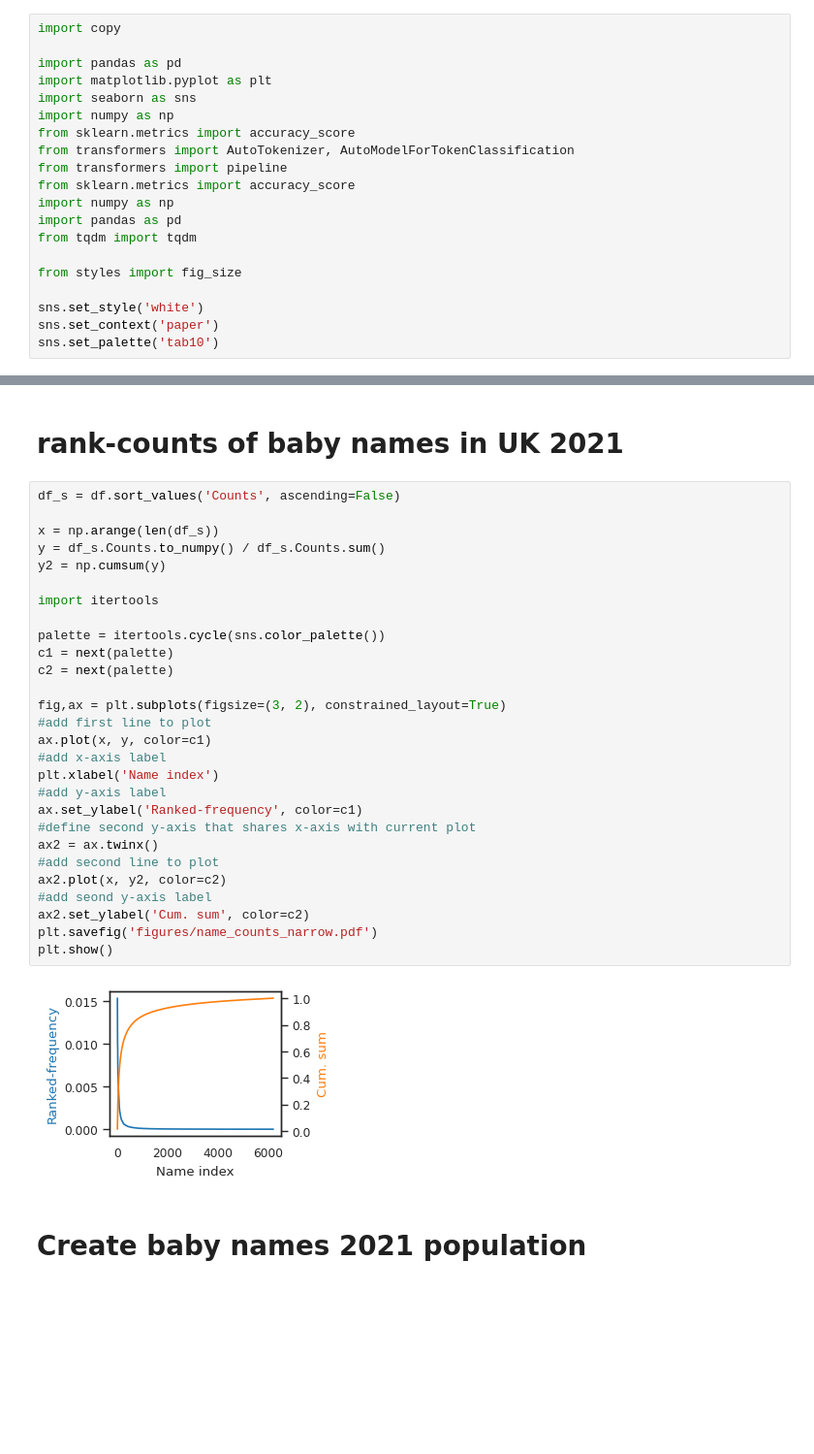
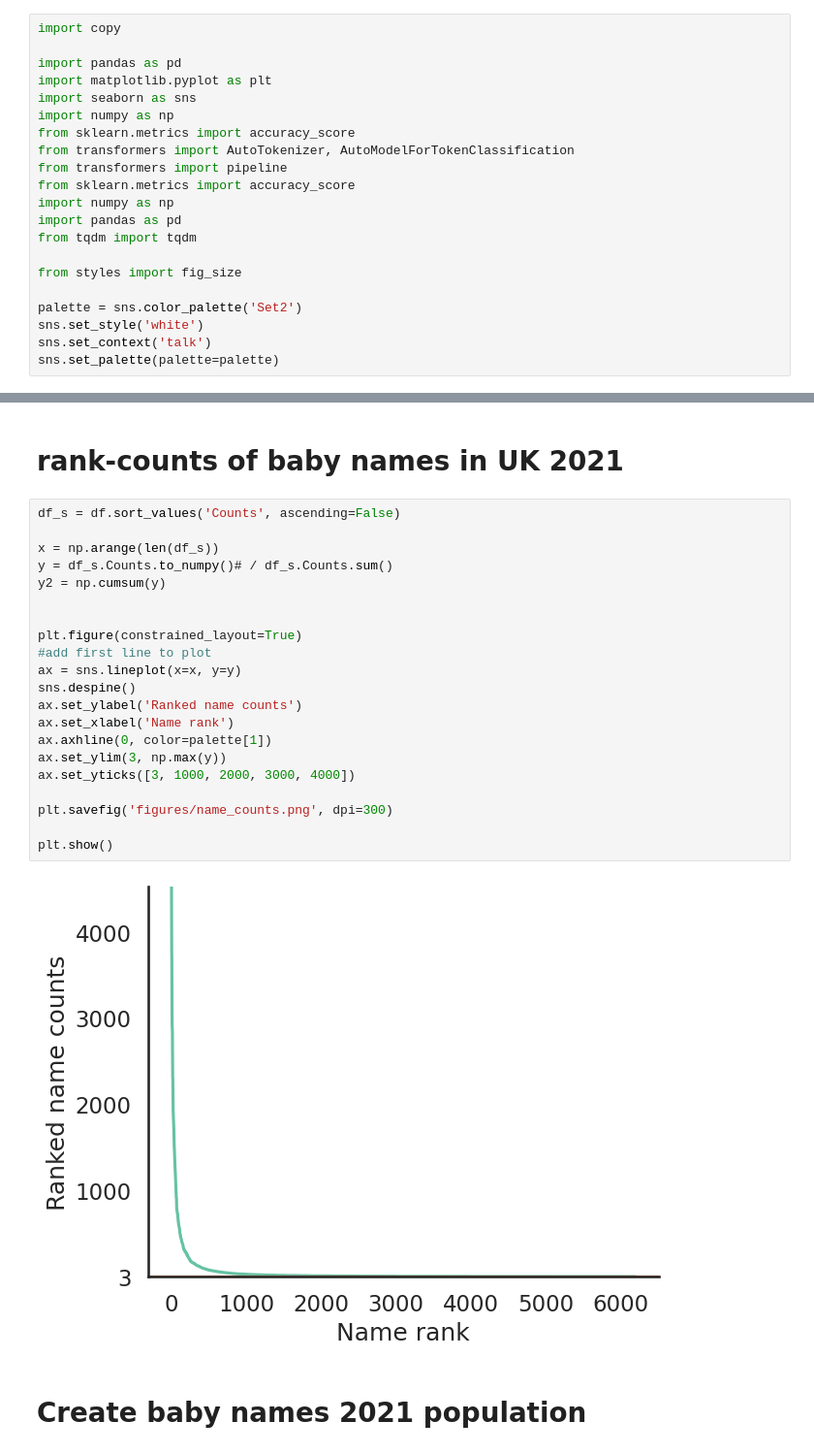
Before and after one commit to jasminium/raiit-2023, a Jupyter notebook: ner_failures.ipynb, the cells around one changed output, grey strips where cells are left out. Shown: that part at 97% size. Saved outputs shown, nothing was run; the diff lists cells and outputs as text; blank space fills up the shorter version.

```diff
--- a/ner_failures.ipynb
+++ b/ner_failures.ipynb
@@ -35,6 +35,7 @@ from tqdm import tqdm
 
 from styles import fig_size
 
+palette = sns.color_palette('Set2')
 sns.set_style('white')
-sns.set_context('paper')
-sns.set_palette('tab10')
+sns.set_context('talk')
+sns.set_palette(palette=palette)
@@ -64,33 +71,26 @@ df
 # %%
 df_s = df.sort_values('Counts', ascending=False)
 
 x = np.arange(len(df_s))
-y = df_s.Counts.to_numpy() / df_s.Counts.sum()
+y = df_s.Counts.to_numpy()# / df_s.Counts.sum()
 y2 = np.cumsum(y)
 
-import itertools
 
-palette = itertools.cycle(sns.color_palette())
-c1 = next(palette)
-c2 = next(palette)
+plt.figure(constrained_layout=True)
+#add first line to plot
+ax = sns.lineplot(x=x, y=y)
+sns.despine()
+ax.set_ylabel('Ranked name counts')
+ax.set_xlabel('Name rank')
+ax.axhline(0, color=palette[1])
+ax.set_ylim(3, np.max(y))
+ax.set_yticks([3, 1000, 2000, 3000, 4000])
 
-fig,ax = plt.subplots(figsize=(3, 2), constrained_layout=True)
-#add first line to plot
-ax.plot(x, y, color=c1)
-#add x-axis label
-plt.xlabel('Name index')
-#add y-axis label
-ax.set_ylabel('Ranked-frequency', color=c1)
-#define second y-axis that shares x-axis with current plot
-ax2 = ax.twinx()
-#add second line to plot
-ax2.plot(x, y2, color=c2)
-#add seond y-axis label
-ax2.set_ylabel('Cum. sum', color=c2)
-plt.savefig('figures/name_counts_narrow.pdf')
+plt.savefig('figures/name_counts.png', dpi=300)
+
 plt.show()
 # %% [output]
-[figure, old version]
+[figure, new version]
 # %% [markdown]
 # Create baby names 2021 population
 # %%
```
Also changed, not shown: parts of 6 cells of this notebook, 9 other files.
